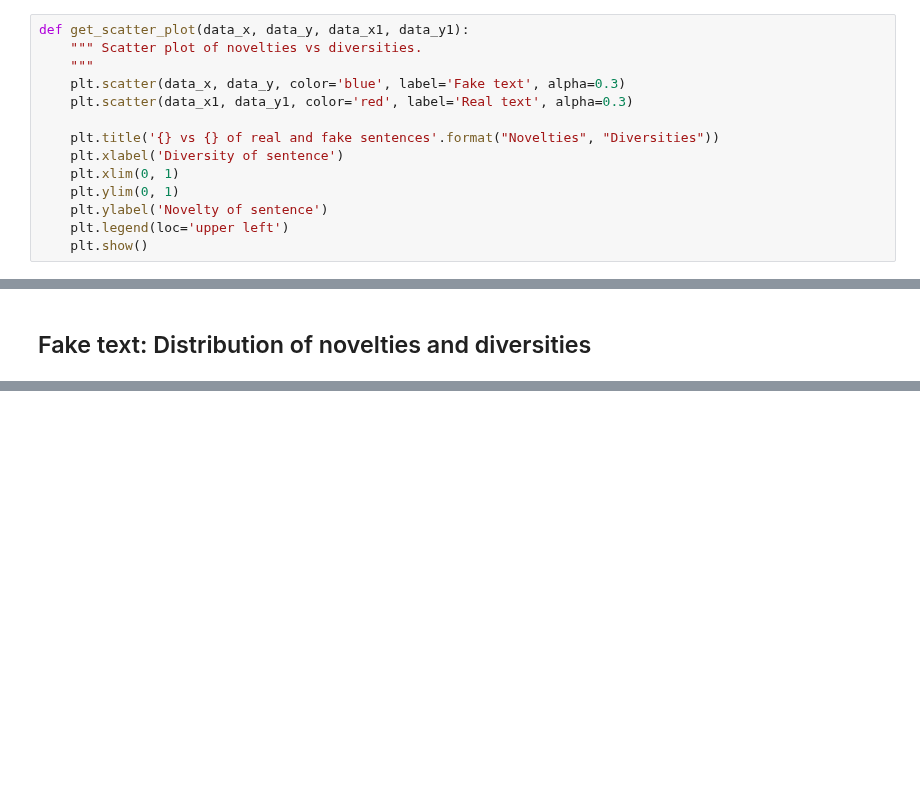
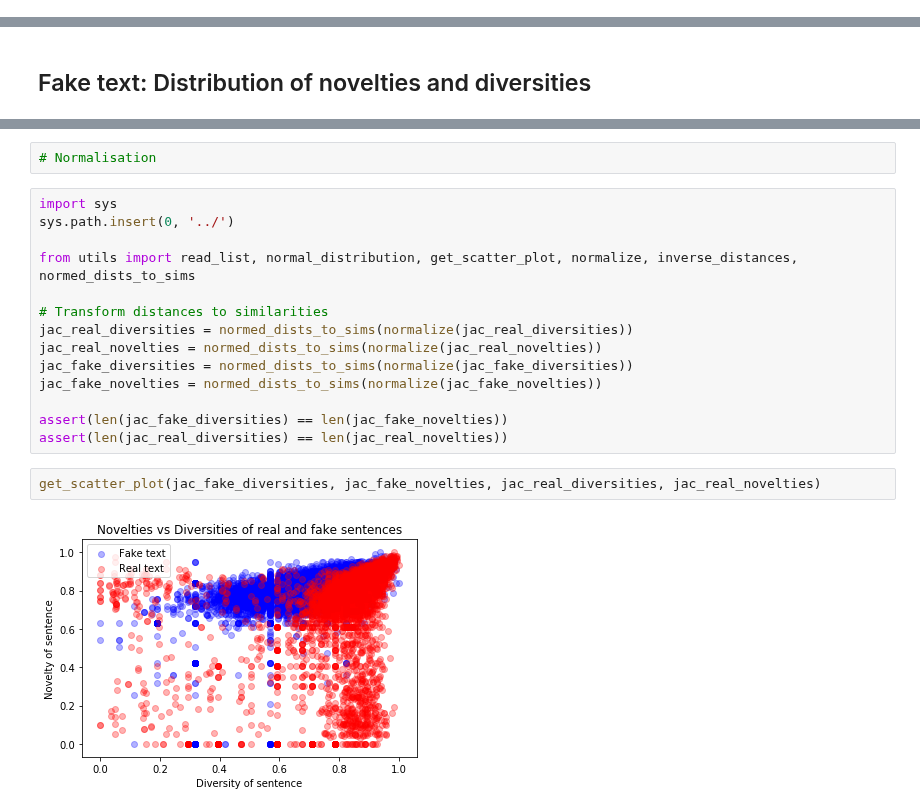
Before and after one commit to debashishc/classification-real-fake-text, a Jupyter notebook: analysis_jaccard/Jaccard_Analysis.ipynb, the cells around one changed output, grey strips where cells are left out. Drawn from its saved outputs; the diff is of its cells as text; blank space fills up the shorter version.

```diff
--- a/analysis_jaccard/Jaccard_Analysis.ipynb
+++ b/analysis_jaccard/Jaccard_Analysis.ipynb
@@ -57,17 +12,3 @@ def normal_distribution(values: list, name_of_values: str) -> None:
-# %%
-def get_scatter_plot(data_x, data_y, data_x1, data_y1):
-    """ Scatter plot of novelties vs diversities.
-    """
-    plt.scatter(data_x, data_y, color='blue', label='Fake text', alpha=0.3)
-    plt.scatter(data_x1, data_y1, color='red', label='Real text', alpha=0.3)
-
-    plt.title('{} vs {} of real and fake sentences'.format("Novelties", "Diversities"))
-    plt.xlabel('Diversity of sentence')
-    plt.xlim(0, 1)
-    plt.ylim(0, 1)
-    plt.ylabel('Novelty of sentence')
-    plt.legend(loc='upper left')
-    plt.show()
 # %% [markdown]
 ## Retrieve the list of diversity and novelty from the text files
 # %%
@@ -104,0 +46,20 @@ normal_distribution(fake_novelties, 'Novelties of fake text')
+# %%
+# Normalisation
+# %%
+import sys
+sys.path.insert(0, '../')
+
+from utils import read_list, normal_distribution, get_scatter_plot, normalize, inverse_distances, normed_dists_to_sims
+
+# Transform distances to similarities
+jac_real_diversities = normed_dists_to_sims(normalize(jac_real_diversities))
+jac_real_novelties = normed_dists_to_sims(normalize(jac_real_novelties))
+jac_fake_diversities = normed_dists_to_sims(normalize(jac_fake_diversities))
+jac_fake_novelties = normed_dists_to_sims(normalize(jac_fake_novelties))
+
+assert(len(jac_fake_diversities) == len(jac_fake_novelties))
+assert(len(jac_real_diversities) == len(jac_real_novelties))
+# %%
+get_scatter_plot(jac_fake_diversities, jac_fake_novelties, jac_real_diversities, jac_real_novelties)
+# %% [output]
+[figure, added]
```
Also changed, not shown: parts of 8 cells of this notebook, 3 other files.
